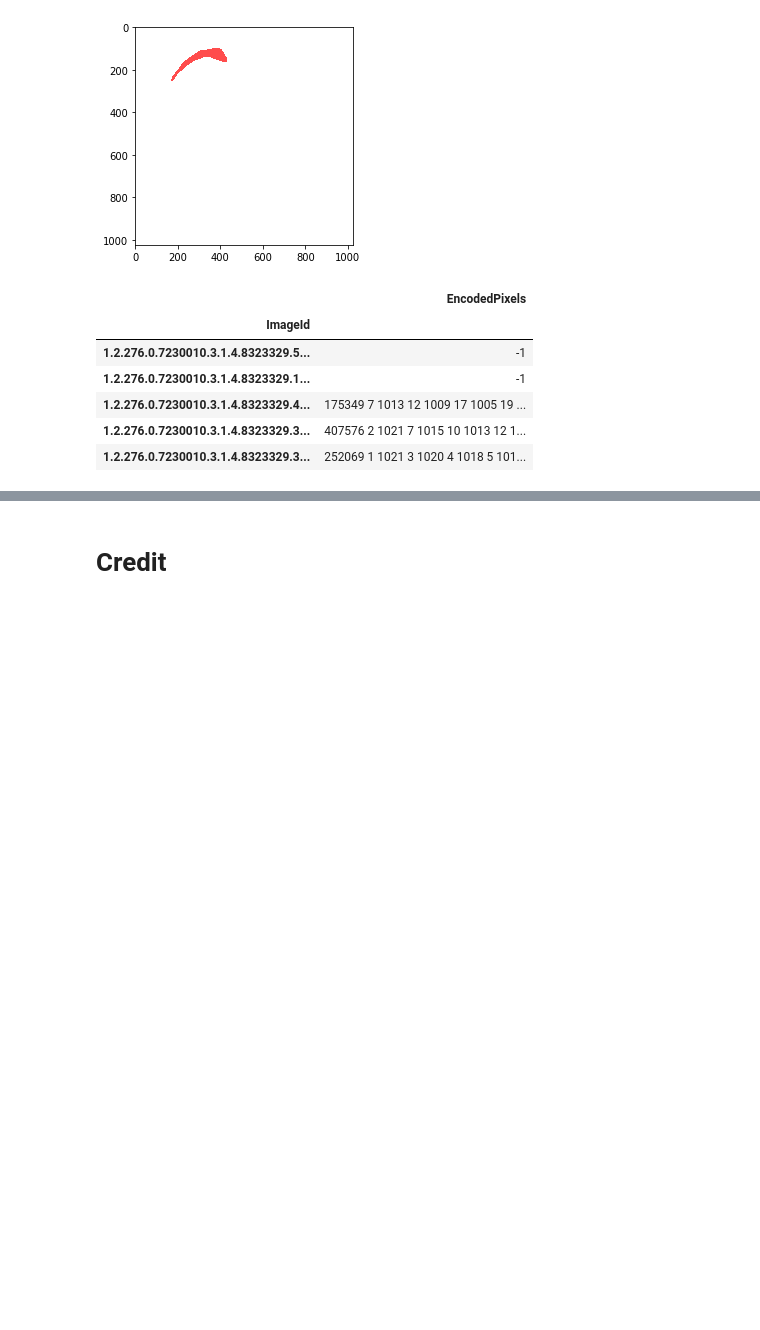
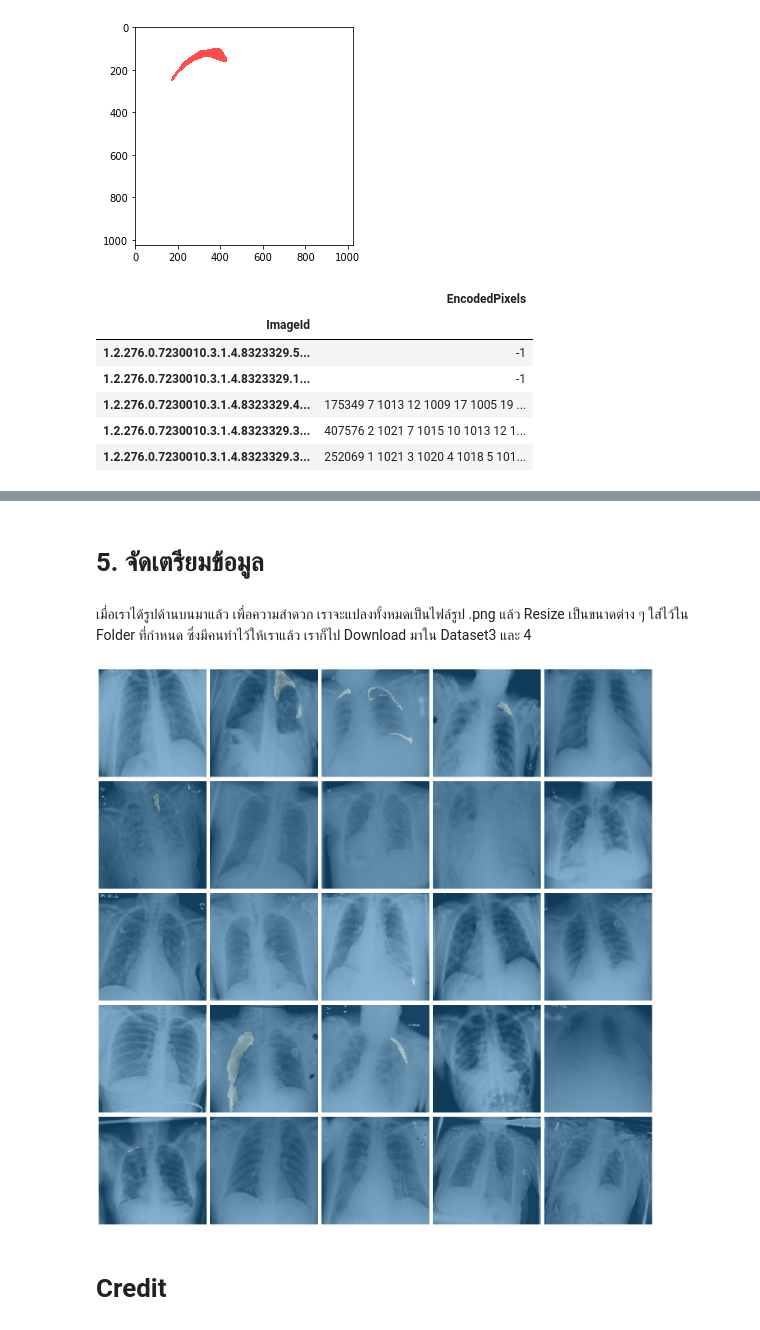
Before and after one commit to gnoparus/bualabs, a Jupyter notebook: nbs/03b-image-segmentation-siim-acr-pneumothorax-segmentation.ipynb, the cells around one changed output, grey strips where cells are left out. Cells and saved outputs as stored; diff of their text form; code cells hidden in the pictures; blank space fills up the shorter version.

Commit message:
Created fastai databunch.

```diff
--- a/nbs/03b-image-segmentation-siim-acr-pneumothorax-segmentation.ipynb
+++ b/nbs/03b-image-segmentation-siim-acr-pneumothorax-segmentation.ipynb
@@ -193,7 +231,7 @@ plt.imshow(mask_rgba)
 <matplotlib.image.AxesImage at 0x...>
 [figure]
 # %%
-start = 51   # Starting index of images
+start = 123   # Starting index of images
 num_img = 3 # Total number of images to show
 # %%
 df = pd.read_csv(data_path2/'train-rle.csv', index_col=0)
@@ -244,3 +284,44 @@ See Marker
+# %% [markdown]
+# 5. จัดเตรียมข้อมูล
+# %% [markdown]
+เมื่อเราได้รูปด้านบนมาแล้ว เพื่อความสำดวก เราจะแปลงทั้งหมดเป็นไฟล์รูป .png แล้ว Resize เป็นขนาดต่าง ๆ ใส่ไว้ใน Folder ที่กำหนด ซึ่งมีคนทำไว้ให้เราแล้ว เราก็ไป Download มาใน Dataset3 และ 4
+# %%
+SZ = 128
+path = data_path3/(f'data{SZ}/data{SZ}')
+
+# SZ = 256
+# path = data_path4/(f'data{SZ}/data{SZ}')
+# %%
+# Setting div=True in open_mask
+class SegmentationLabelList(SegmentationLabelList):
+    def open(self, fn): return open_mask(fn, div=True)
+
+class SegmentationItemList(SegmentationItemList):
+    _label_cls = SegmentationLabelList
+
+# Setting transformations on masks to False on test set
+def transform(self, tfms:Optional[Tuple[TfmList,TfmList]]=(None,None), **kwargs):
+    if not tfms: tfms=(None,None)
+    assert is_listy(tfms) and len(tfms) == 2
+    self.train.transform(tfms[0], **kwargs)
+    self.valid.transform(tfms[1], **kwargs)
+    kwargs['tfm_y'] = False # Test data has no labels
+    if self.test: self.test.transform(tfms[1], **kwargs)
+    return self
+fastai.data_block.ItemLists.transform = transform
+# %%
+# Create databunch
+data = (SegmentationItemList.from_folder(path=path/'train')
+        .split_by_rand_pct(0.2)
+        .label_from_func(lambda x : str(x).replace('train', 'masks'), classes=[0, 1])
+        .add_test((path/'test').ls(), label=None)
+        .transform(get_transforms(), size=SZ, tfm_y=True)
+        .databunch(path=Path('.'), bs=32)
+        .normalize(imagenet_stats))
+# %%
+data.show_batch()
+# %% [output]
+[figure, added]
 # %% [markdown]
 # Credit
 # %% [markdown]
```
Also changed, not shown: parts of 18 cells of this notebook.
